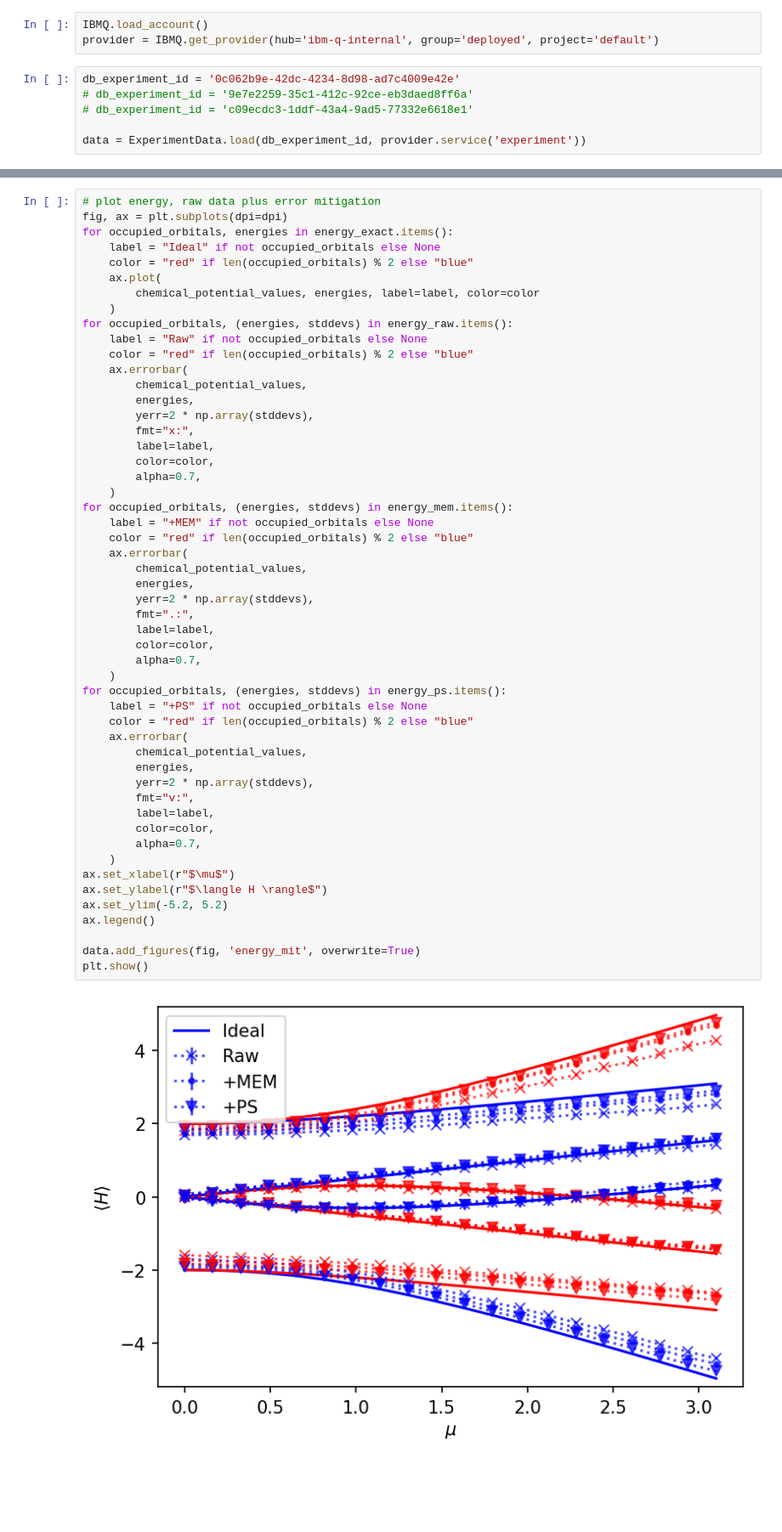
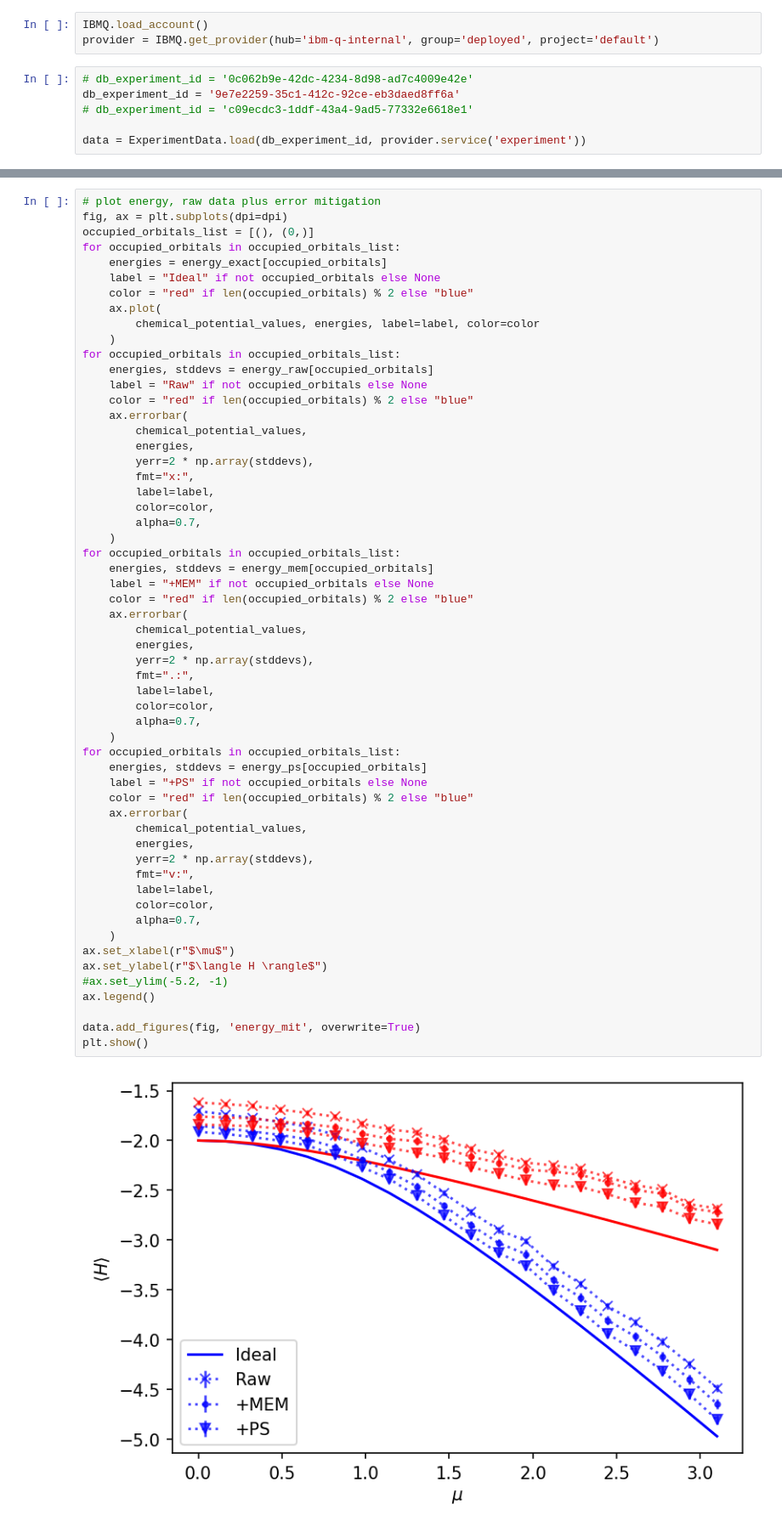
Before and after one commit to qiskit-community/qiskit-research, a Jupyter notebook: docs/mzm_generation/data-collection.ipynb, the cells around one changed output, grey strips where cells are left out. Shown at 85% size. Drawn from its saved outputs; the diff is of its cells as text; blank space fills up the shorter version.

```diff
--- a/docs/mzm_generation/data-collection.ipynb
+++ b/docs/mzm_generation/data-collection.ipynb
@@ -84,8 +86,8 @@ from qiskit_research.mzm_generation import KitaevHamiltonianAnalysis
 IBMQ.load_account()
 provider = IBMQ.get_provider(hub='ibm-q-internal', group='deployed', project='default')
 # %%
-db_experiment_id = '0c062b9e-42dc-4234-8d98-ad7c4009e42e'
-# db_experiment_id = '9e7e2259-35c1-412c-92ce-eb3daed8ff6a'
+# db_experiment_id = '0c062b9e-42dc-4234-8d98-ad7c4009e42e'
+db_experiment_id = '9e7e2259-35c1-412c-92ce-eb3daed8ff6a'
 # db_experiment_id = 'c09ecdc3-1ddf-43a4-9ad5-77332e6618e1'
 
 data = ExperimentData.load(db_experiment_id, provider.service('experiment'))
@@ -152,13 +149,16 @@ plt.show()
 # %%
 # plot energy, raw data plus error mitigation
 fig, ax = plt.subplots(dpi=dpi)
-for occupied_orbitals, energies in energy_exact.items():
+occupied_orbitals_list = [(), (0,)]
+for occupied_orbitals in occupied_orbitals_list:
+    energies = energy_exact[occupied_orbitals]
     label = "Ideal" if not occupied_orbitals else None
     color = "red" if len(occupied_orbitals) % 2 else "blue"
     ax.plot(
         chemical_potential_values, energies, label=label, color=color
     )
-for occupied_orbitals, (energies, stddevs) in energy_raw.items():
+for occupied_orbitals in occupied_orbitals_list:
+    energies, stddevs = energy_raw[occupied_orbitals]
     label = "Raw" if not occupied_orbitals else None
     color = "red" if len(occupied_orbitals) % 2 else "blue"
     ax.errorbar(
@@ -170,39 +170,41 @@ for occupied_orbitals, (energies, stddevs) in energy_raw.items():
         color=color,
         alpha=0.7,
     )
-for occupied_orbitals, (energies, stddevs) in energy_mem.items():
+for occupied_orbitals in occupied_orbitals_list:
+    energies, stddevs = energy_mem[occupied_orbitals]
     label = "+MEM" if not occupied_orbitals else None
     color = "red" if len(occupied_orbitals) % 2 else "blue"
     ax.errorbar(
         chemical_potential_values,
         energies,
         yerr=2 * np.array(stddevs),
         fmt=".:",
         label=label,
         color=color,
         alpha=0.7,
     )
-for occupied_orbitals, (energies, stddevs) in energy_ps.items():
+for occupied_orbitals in occupied_orbitals_list:
+    energies, stddevs = energy_ps[occupied_orbitals]
     label = "+PS" if not occupied_orbitals else None
     color = "red" if len(occupied_orbitals) % 2 else "blue"
     ax.errorbar(
         chemical_potential_values,
         energies,
         yerr=2 * np.array(stddevs),
         fmt="v:",
         label=label,
         color=color,
         alpha=0.7,
     )
 ax.set_xlabel(r"$\mu$")
 ax.set_ylabel(r"$\langle H \rangle$")
-ax.set_ylim(-5.2, 5.2)
+#ax.set_ylim(-5.2, -1)
 ax.legend()
 
 data.add_figures(fig, 'energy_mit', overwrite=True)
 plt.show()
 # %% [output]
-[figure, old version]
+[figure, new version]
 # %%
 # plot average error in energy
 fig, ax = plt.subplots(dpi=dpi)
```
Also changed, not shown: parts of 9 cells of this notebook, 4 other files.
